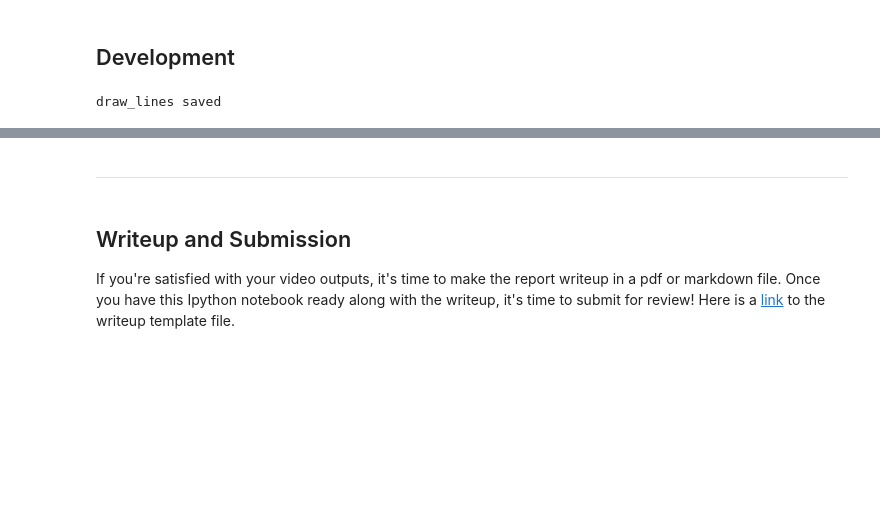
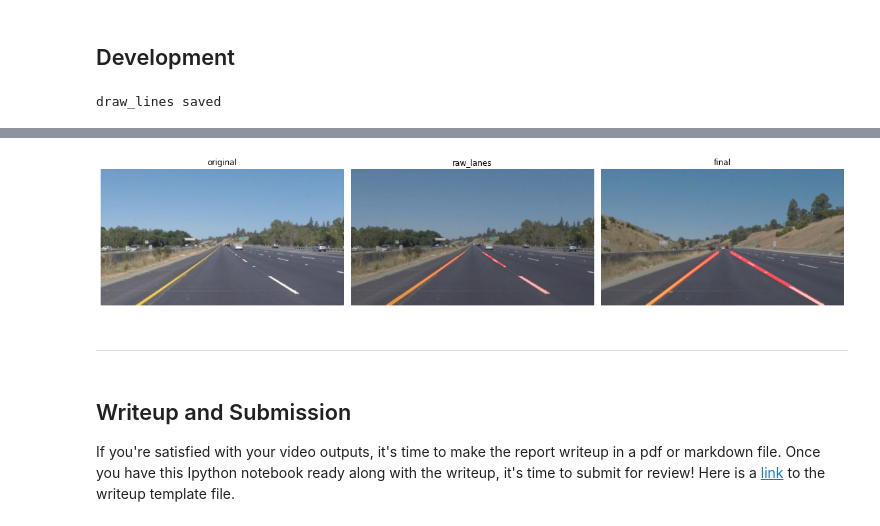
Before and after one commit to tmoroder/CarND-LaneLines-P1, a Jupyter notebook: P1-Solution.ipynb, the cells around one changed output, grey strips where cells are left out. Cells and saved outputs as stored; diff of their text form; code cells hidden in the pictures; blank space fills up the shorter version.

Commit message:
writeup and additional example in notebook

```diff
--- a/P1-Solution.ipynb
+++ b/P1-Solution.ipynb
@@ -540,6 +540,22 @@ HTML("""
 """.format(yellow_output))
 # %% [output]
 [interactive output not drawn]
+# %%
+# Continue example, also for writeup
+
+img_orig = mpimg.imread(img_path)
+img = np.copy(img_orig)
+# img_coll = pipeline(img, CFG, return_collection=True)
+img_final = process_image(img)
+fig = show_images({
+    "original": img_coll["original"],
+    "raw_lanes": img_coll["result"],
+    "final": img_final
+}, cols=3)
+fig.savefig("./examples/pipeline_example_result.jpg", dpi=150)
+plt.show()
+# %% [output]
+[figure, added]
 # %% [markdown]
 ___
 # %% [markdown]
```
Also changed, not shown: parts of 5 cells of this notebook, 2 other files.
